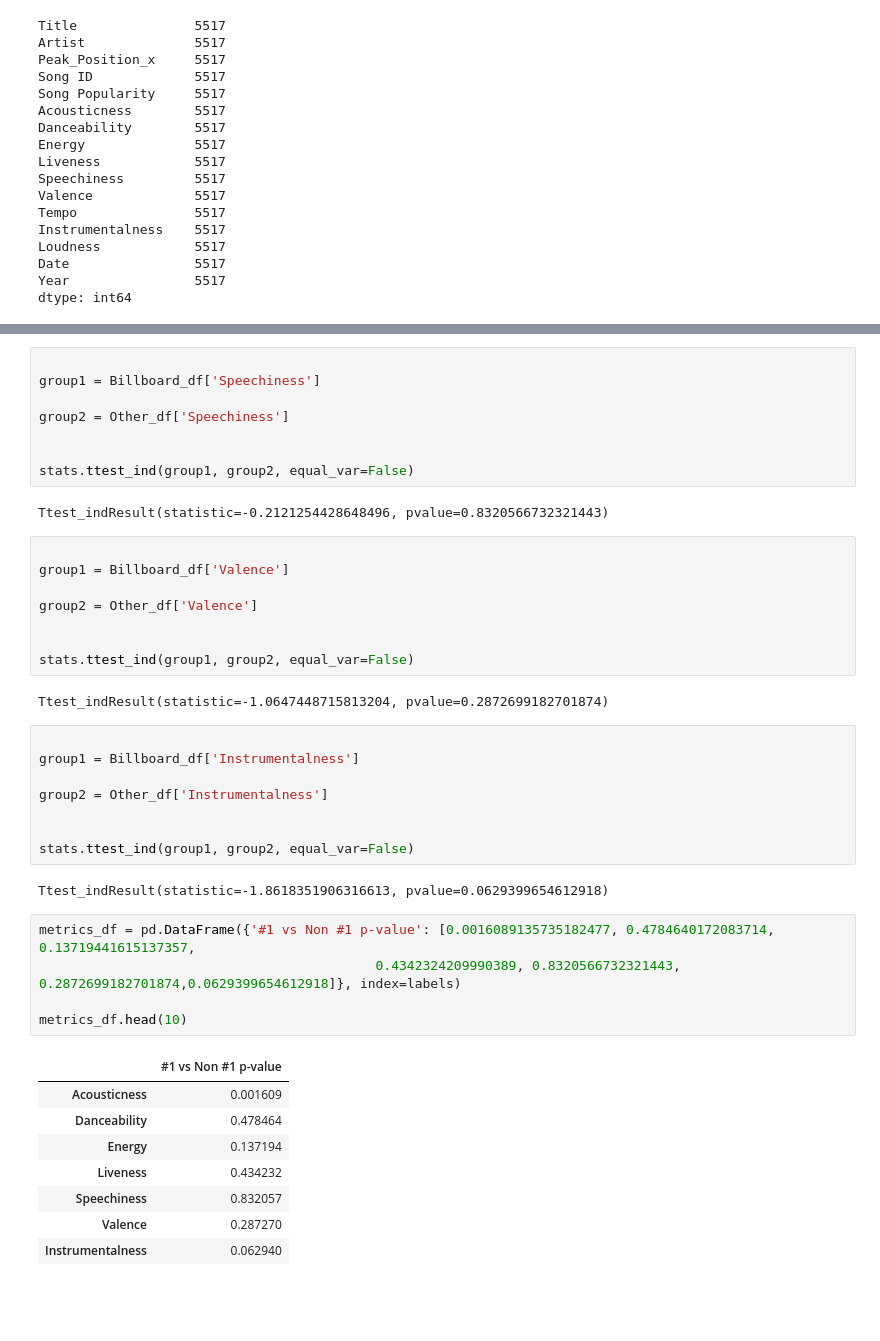
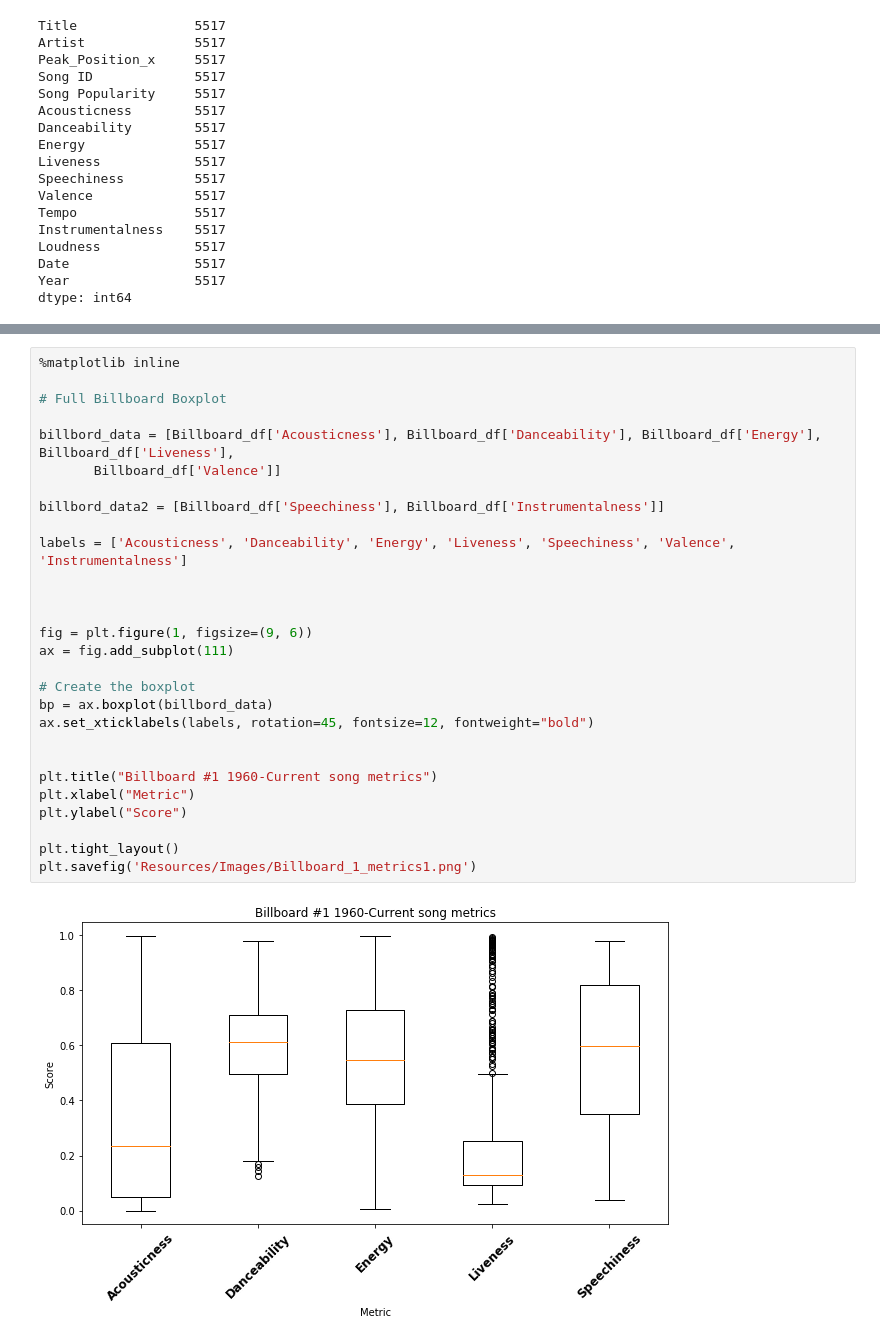
Before and after one commit to wwenash/New_improved_repo, a Jupyter notebook: Song_Metric_Graphs.ipynb, the cells around one changed output, grey strips where cells are left out. Saved outputs shown, nothing was run; the diff lists cells and outputs as text; blank space fills up the shorter version.

```diff
--- a/Song_Metric_Graphs.ipynb
+++ b/Song_Metric_Graphs.ipynb
@@ -530,44 +94,30 @@ Ttest_indResult(statistic=0.78231219754926, pvalue=0.4342324209990389)
-# %%
-
-group1 = Billboard_df['Speechiness']
-
-group2 = Other_df['Speechiness']
-
-
-stats.ttest_ind(group1, group2, equal_var=False)
-# %% [output]
-Ttest_indResult(statistic=-0.2121254428648496, pvalue=0.8320566732321443)
-# %%
-
-group1 = Billboard_df['Valence']
-
-group2 = Other_df['Valence']
-
-
-stats.ttest_ind(group1, group2, equal_var=False)
-# %% [output]
-Ttest_indResult(statistic=-1.0647448715813204, pvalue=0.2872699182701874)
-# %%
-
-group1 = Billboard_df['Instrumentalness']
-
-group2 = Other_df['Instrumentalness']
-
-
-stats.ttest_ind(group1, group2, equal_var=False)
-# %% [output]
-Ttest_indResult(statistic=-1.8618351906316613, pvalue=0.0629399654612918)
-# %%
-metrics_df = pd.DataFrame({'#1 vs Non #1 p-value': [0.0016089135735182477, 0.4784640172083714, 0.13719441615137357,
-                                           0.4342324209990389, 0.8320566732321443, 0.2872699182701874,0.0629399654612918]}, index=labels)
-
-metrics_df.head(10)
-# %% [output]
-|  | #1 vs Non #1 p-value |
-| Acousticness | 0.001609 |
-| Danceability | 0.478464 |
-| Energy | 0.137194 |
-| Liveness | 0.434232 |
-| Speechiness | 0.832057 |
-| Valence | 0.287270 |
-| Instrumentalness | 0.062940 |
+# %%
+%matplotlib inline
+
+# Full Billboard Boxplot
+
+billbord_data = [Billboard_df['Acousticness'], Billboard_df['Danceability'], Billboard_df['Energy'], Billboard_df['Liveness'],
+       Billboard_df['Valence']]
+
+billbord_data2 = [Billboard_df['Speechiness'], Billboard_df['Instrumentalness']]
+
+labels = ['Acousticness', 'Danceability', 'Energy', 'Liveness', 'Speechiness', 'Valence', 'Instrumentalness']
+
+
+
+fig = plt.figure(1, figsize=(9, 6))
+ax = fig.add_subplot(111)
+
+# Create the boxplot
+bp = ax.boxplot(billbord_data)
+ax.set_xticklabels(labels, rotation=45, fontsize=12, fontweight="bold")
+
+
+plt.title("Billboard #1 1960-Current song metrics")
+plt.xlabel("Metric")
+plt.ylabel("Score")
+
+plt.tight_layout()
+plt.savefig('Resources/Images/Billboard_1_metrics1.png')
+# %% [output]
+[figure, added]
```
Also changed, not shown: parts of 45 cells of this notebook, 21 other files.
